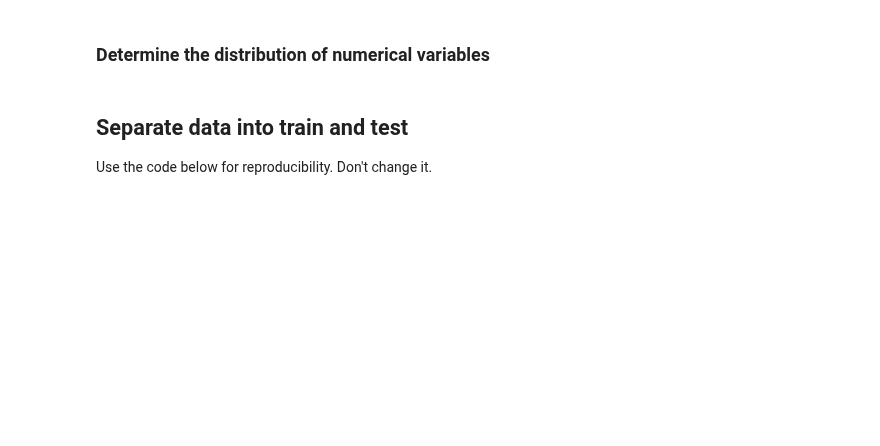
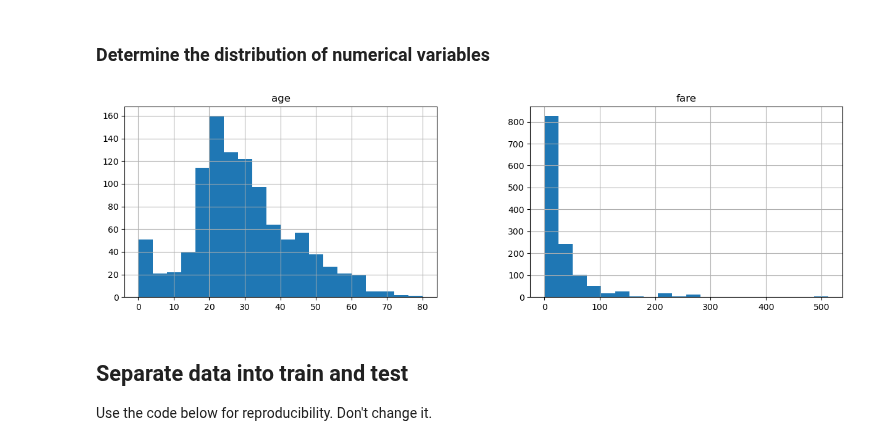
Before and after one commit to trainindata/deploying-machine-learning-models, a Jupyter notebook: section-04-research-and-development/titanic-assignment/01-predicting-survival-titanic-assignement.ipynb, the cells around one changed output. Saved outputs shown, nothing was run; the diff lists cells and outputs as text; code cells hidden in the pictures; blank space fills up the shorter version.

```diff
--- a/section-04-research-and-development/titanic-assignment/01-predicting-survival-titanic-assignement.ipynb
+++ b/section-04-research-and-development/titanic-assignment/01-predicting-survival-titanic-assignement.ipynb
@@ -131,5 +171,10 @@ print('Number of categorical variables: {}'.format(len(vars_cat)))
 # %% [markdown]
 ### Determine the distribution of numerical variables
+# %%
+data[vars_num].hist(bins=20, figsize=(15,4))
+plt.show()
+# %% [output]
+[figure, added]
 # %% [markdown]
 ## Separate data into train and test
 
```
Also changed, not shown: parts of 17 cells of this notebook, 2 other files.
